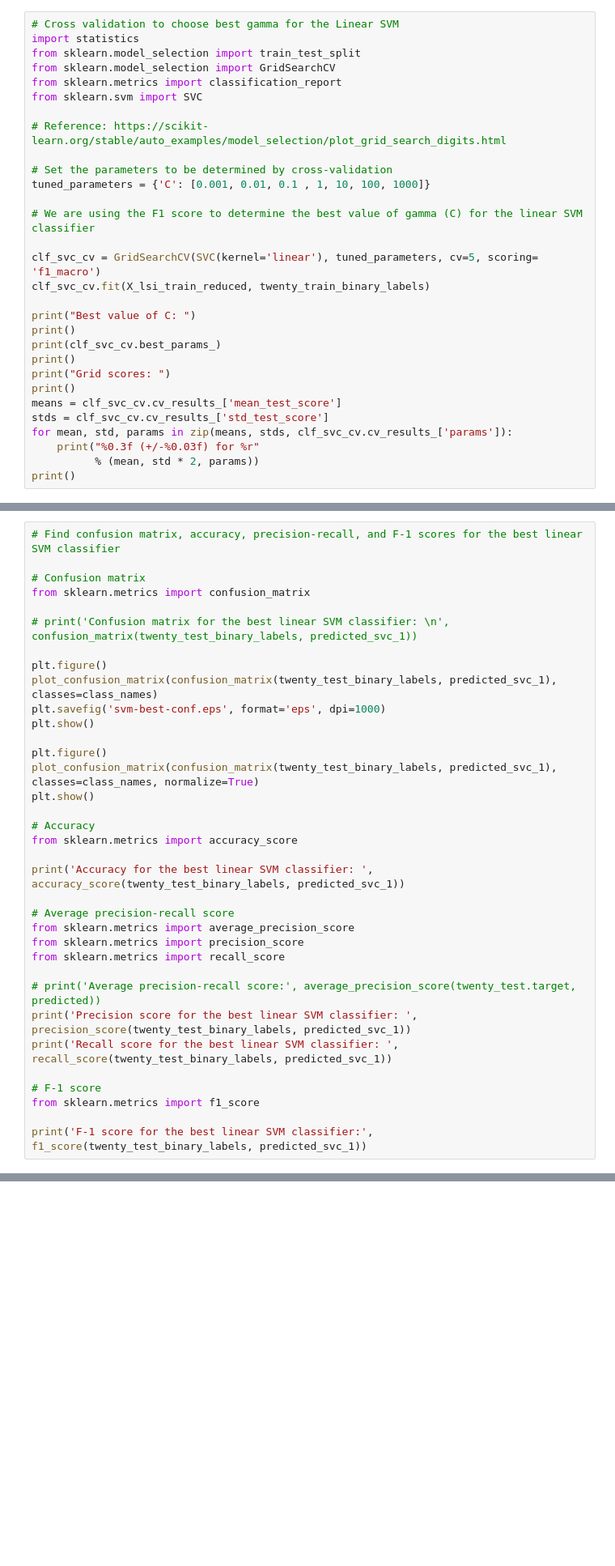
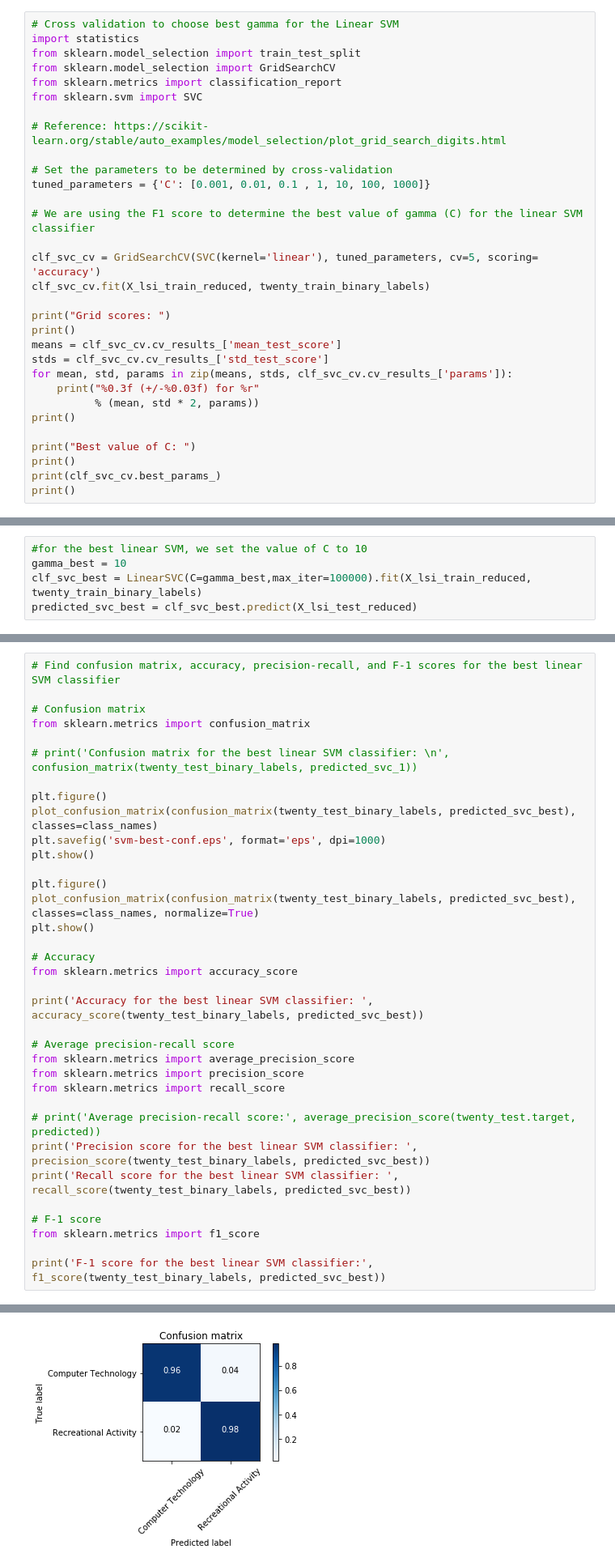
Before and after one commit to 219Winter2019adjz/test, a Jupyter notebook: proj1.ipynb, the cells around one changed output, grey strips where cells are left out. Shown at 81% size. Cells and saved outputs as stored; diff of their text form; blank space fills up the shorter version.

Commit message:
Fixed an issue with cross validation to find best gamma for linear SVM

```diff
--- a/proj1.ipynb
+++ b/proj1.ipynb
@@ -469,13 +469,9 @@ tuned_parameters = {'C': [0.001, 0.01, 0.1 , 1, 10, 100, 1000]}
 
 # We are using the F1 score to determine the best value of gamma (C) for the linear SVM classifier
 
-clf_svc_cv = GridSearchCV(SVC(kernel='linear'), tuned_parameters, cv=5, scoring= 'f1_macro')
+clf_svc_cv = GridSearchCV(SVC(kernel='linear'), tuned_parameters, cv=5, scoring= 'accuracy')
 clf_svc_cv.fit(X_lsi_train_reduced, twenty_train_binary_labels)
 
-print("Best value of C: ")
-print()
-print(clf_svc_cv.best_params_)
-print()
 print("Grid scores: ")
 print()
 means = clf_svc_cv.cv_results_['mean_test_score']
@@ -484,3 +480,8 @@ for mean, std, params in zip(means, stds, clf_svc_cv.cv_results_['params']):
     print("%0.3f (+/-%0.03f) for %r"
           % (mean, std * 2, params))
 print()
+
+print("Best value of C: ")
+print()
+print(clf_svc_cv.best_params_)
+print()
@@ -487,3 +504,8 @@ print()
+# %%
+#for the best linear SVM, we set the value of C to 10
+gamma_best = 10
+clf_svc_best = LinearSVC(C=gamma_best,max_iter=100000).fit(X_lsi_train_reduced, twenty_train_binary_labels)
+predicted_svc_best = clf_svc_best.predict(X_lsi_test_reduced)
 # %% [markdown]
 **Plotting the ROC curve and report the confusion matrix and calculate the
 accuracy, recall precision and F-1 score of this best SVM**
@@ -496,18 +518,18 @@ from sklearn.metrics import confusion_matrix
 # print('Confusion matrix for the best linear SVM classifier: \n', confusion_matrix(twenty_test_binary_labels, predicted_svc_1))
 
 plt.figure()
-plot_confusion_matrix(confusion_matrix(twenty_test_binary_labels, predicted_svc_1), classes=class_names)
+plot_confusion_matrix(confusion_matrix(twenty_test_binary_labels, predicted_svc_best), classes=class_names)
 plt.savefig('svm-best-conf.eps', format='eps', dpi=1000)
 plt.show()
 
 plt.figure()
-plot_confusion_matrix(confusion_matrix(twenty_test_binary_labels, predicted_svc_1), classes=class_names, normalize=True)
+plot_confusion_matrix(confusion_matrix(twenty_test_binary_labels, predicted_svc_best), classes=class_names, normalize=True)
 plt.show()
 
 # Accuracy
 from sklearn.metrics import accuracy_score
 
-print('Accuracy for the best linear SVM classifier: ', accuracy_score(twenty_test_binary_labels, predicted_svc_1))
+print('Accuracy for the best linear SVM classifier: ', accuracy_score(twenty_test_binary_labels, predicted_svc_best))
 
 # Average precision-recall score
 from sklearn.metrics import average_precision_score
@@ -515,12 +537,12 @@ from sklearn.metrics import precision_score
 from sklearn.metrics import recall_score
 
 # print('Average precision-recall score:', average_precision_score(twenty_test.target, predicted))
-print('Precision score for the best linear SVM classifier: ', precision_score(twenty_test_binary_labels, predicted_svc_1))
-print('Recall score for the best linear SVM classifier: ', recall_score(twenty_test_binary_labels, predicted_svc_1))
+print('Precision score for the best linear SVM classifier: ', precision_score(twenty_test_binary_labels, predicted_svc_best))
+print('Recall score for the best linear SVM classifier: ', recall_score(twenty_test_binary_labels, predicted_svc_best))
 
 # F-1 score
 from sklearn.metrics import f1_score
 
-print('F-1 score for the best linear SVM classifier:', f1_score(twenty_test_binary_labels, predicted_svc_1))
+print('F-1 score for the best linear SVM classifier:', f1_score(twenty_test_binary_labels, predicted_svc_best))
 # %% [output]
 Confusion matrix, without normalization
@@ -532 +554,2 @@ Normalized confusion matrix
  [0.01949686 0.98050314]]
+[figure]
```
Also changed, not shown: parts of 6 cells of this notebook, 6 other files.
